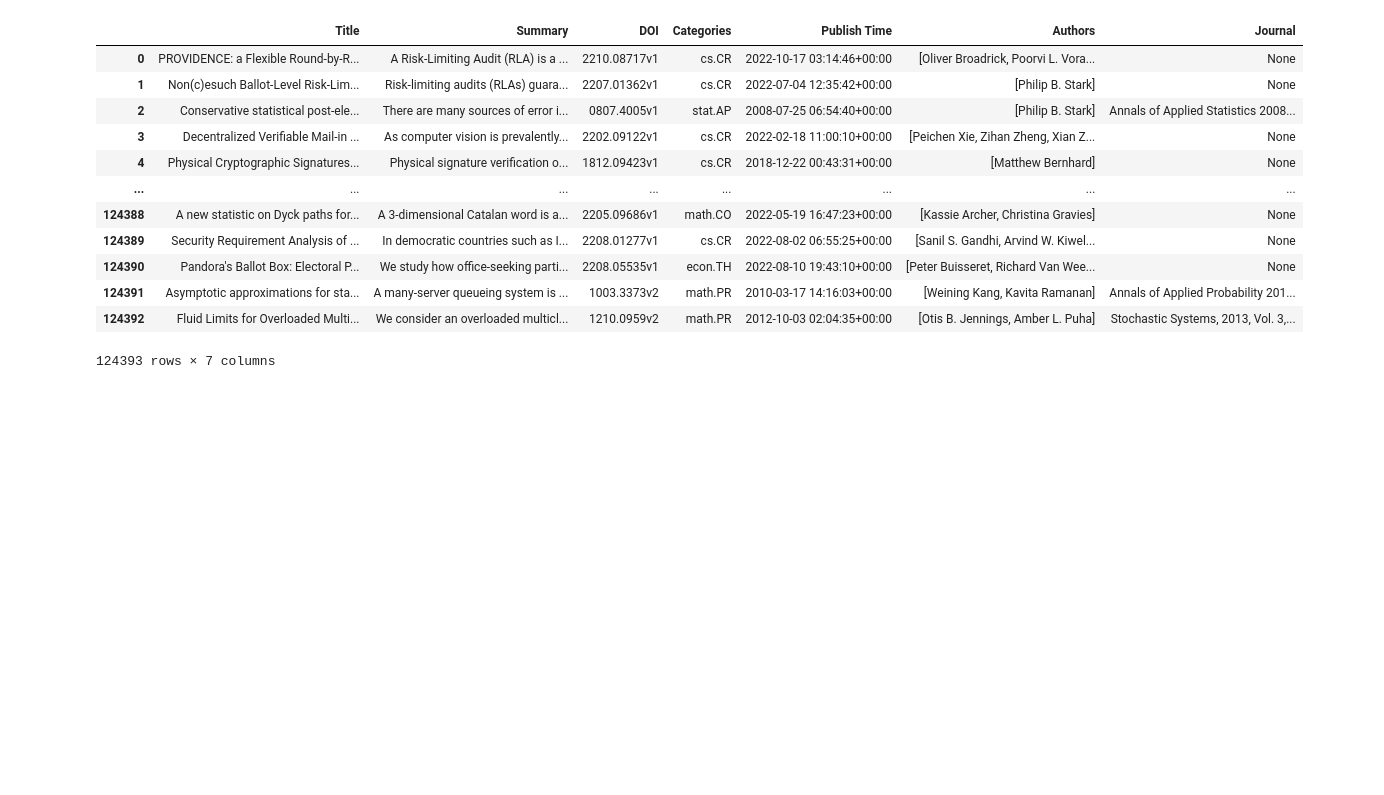
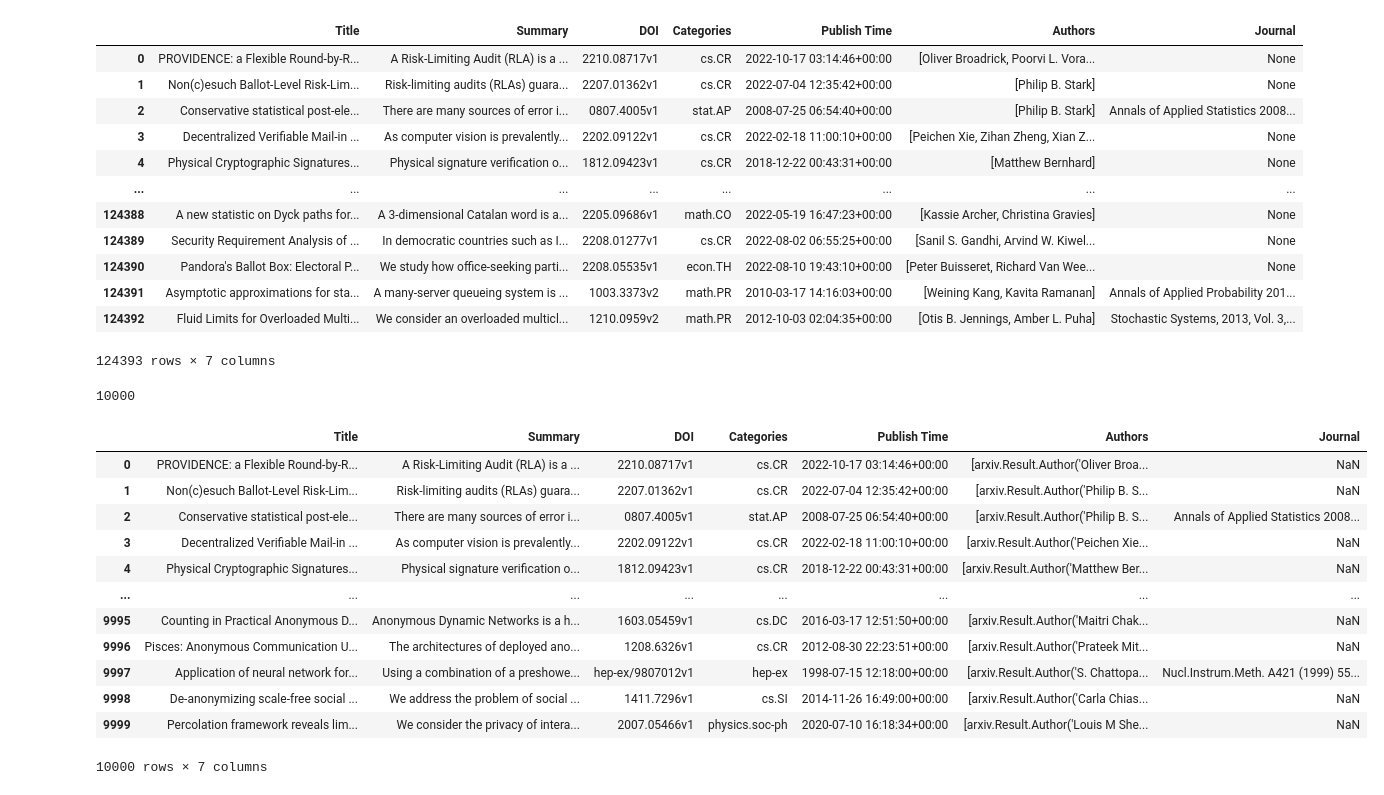
Before and after one commit to ehsanestaji/arxiv-evoting-papers-data-mining, a Jupyter notebook: Data Collectors.ipynb, the cells around one changed output. Cells and saved outputs as stored; diff of their text form; code cells hidden in the pictures; blank space fills up the shorter version.

```diff
--- a/Data Collectors.ipynb
+++ b/Data Collectors.ipynb
@@ -369,0 +372,8 @@ df.to_csv('DataCollection/DB.csv', index=False)
+# %%
+df  = pd.read_csv('DataCollection/DB.csv')
+# %%
+dff = df.head(10000)
+# %%
+len(dff)
+# %% [output]
+10000
@@ -369,0 +382,16 @@ df.to_csv('DataCollection/DB.csv', index=False)
+# %%
+dff
+# %% [output]
+|  | Title | Summary | DOI | Categories | Publish Time | Authors | Journal |
+| 0 | PROVIDENCE: a Flexible Round-by-R... | A Risk-Limiting Audit (RLA) is a ... | 2210.08717v1 | cs.CR | 2022-10-17 03:14:46+00:00 | [arxiv.Result.Author('Oliver Broa... | NaN |
+| 1 | Non(c)esuch Ballot-Level Risk-Lim... | Risk-limiting audits (RLAs) guara... | 2207.01362v1 | cs.CR | 2022-07-04 12:35:42+00:00 | [arxiv.Result.Author('Philip B. S... | NaN |
+| 2 | Conservative statistical post-ele... | There are many sources of error i... | 0807.4005v1 | stat.AP | 2008-07-25 06:54:40+00:00 | [arxiv.Result.Author('Philip B. S... | Annals of Applied Statistics 2008... |
+| 3 | Decentralized Verifiable Mail-in ... | As computer vision is prevalently... | 2202.09122v1 | cs.CR | 2022-02-18 11:00:10+00:00 | [arxiv.Result.Author('Peichen Xie... | NaN |
+| 4 | Physical Cryptographic Signatures... | Physical signature verification o... | 1812.09423v1 | cs.CR | 2018-12-22 00:43:31+00:00 | [arxiv.Result.Author('Matthew Ber... | NaN |
+| ... | ... | ... | ... | ... | ... | ... | ... |
+| 9995 | Counting in Practical Anonymous D... | Anonymous Dynamic Networks is a h... | 1603.05459v1 | cs.DC | 2016-03-17 12:51:50+00:00 | [arxiv.Result.Author('Maitri Chak... | NaN |
+| 9996 | Pisces: Anonymous Communication U... | The architectures of deployed ano... | 1208.6326v1 | cs.CR | 2012-08-30 22:23:51+00:00 | [arxiv.Result.Author('Prateek Mit... | NaN |
+| 9997 | Application of neural network for... | Using a combination of a preshowe... | hep-ex/9807012v1 | hep-ex | 1998-07-15 12:18:00+00:00 | [arxiv.Result.Author('S. Chattopa... | Nucl.Instrum.Meth. A421 (1999) 55... |
+| 9998 | De-anonymizing scale-free social ... | We address the problem of social ... | 1411.7296v1 | cs.SI | 2014-11-26 16:49:00+00:00 | [arxiv.Result.Author('Carla Chias... | NaN |
+| 9999 | Percolation framework reveals lim... | We consider the privacy of intera... | 2007.05466v1 | physics.soc-ph | 2020-07-10 16:18:34+00:00 | [arxiv.Result.Author('Louis M She... | NaN |
+10000 rows × 7 columns
```
Also changed, not shown: parts of 2 cells of this notebook, 1 other file.
